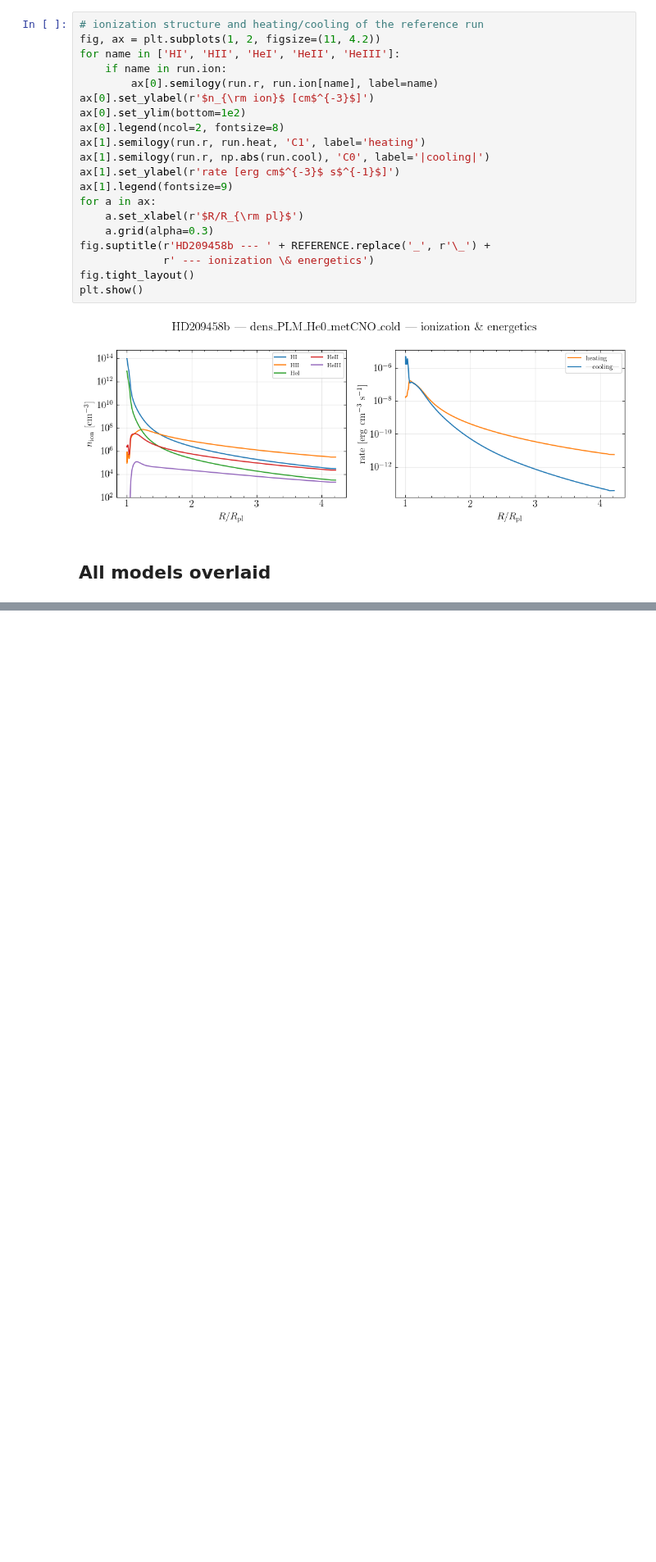
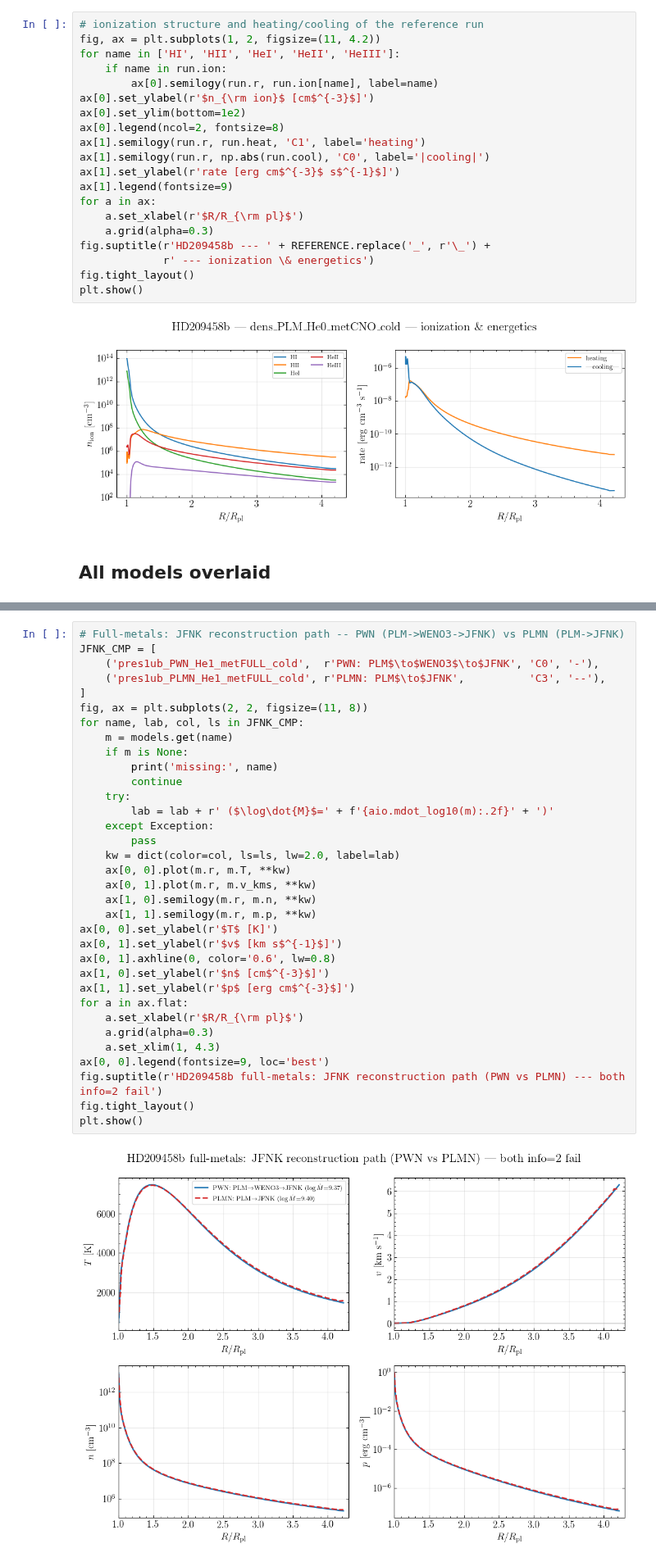
Before and after one commit to seoncafe/EXHALE, a Jupyter notebook: HD209458b_test/plot_models.ipynb, the cells around one changed output, grey strips where cells are left out. Shown at 82% size. Cells and saved outputs as stored; diff of their text form; blank space fills up the shorter version.

```diff
--- a/HD209458b_test/plot_models.ipynb
+++ b/HD209458b_test/plot_models.ipynb
@@ -204,0 +212,36 @@ pres1ub_PWN_He1_metFULL_cold                           +0.000   +6.293  35.5%
+# %%
+# Full-metals: JFNK reconstruction path -- PWN (PLM->WENO3->JFNK) vs PLMN (PLM->JFNK)
+JFNK_CMP = [
+    ('pres1ub_PWN_He1_metFULL_cold',  r'PWN: PLM$\to$WENO3$\to$JFNK', 'C0', '-'),
+    ('pres1ub_PLMN_He1_metFULL_cold', r'PLMN: PLM$\to$JFNK',          'C3', '--'),
+]
+fig, ax = plt.subplots(2, 2, figsize=(11, 8))
+for name, lab, col, ls in JFNK_CMP:
+    m = models.get(name)
+    if m is None:
+        print('missing:', name)
+        continue
+    try:
+        lab = lab + r' ($\log\dot{M}$=' + f'{aio.mdot_log10(m):.2f}' + ')'
+    except Exception:
+        pass
+    kw = dict(color=col, ls=ls, lw=2.0, label=lab)
+    ax[0, 0].plot(m.r, m.T, **kw)
+    ax[0, 1].plot(m.r, m.v_kms, **kw)
+    ax[1, 0].semilogy(m.r, m.n, **kw)
+    ax[1, 1].semilogy(m.r, m.p, **kw)
+ax[0, 0].set_ylabel(r'$T$ [K]')
+ax[0, 1].set_ylabel(r'$v$ [km s$^{-1}$]')
+ax[0, 1].axhline(0, color='0.6', lw=0.8)
+ax[1, 0].set_ylabel(r'$n$ [cm$^{-3}$]')
+ax[1, 1].set_ylabel(r'$p$ [erg cm$^{-3}$]')
+for a in ax.flat:
+    a.set_xlabel(r'$R/R_{\rm pl}$')
+    a.grid(alpha=0.3)
+    a.set_xlim(1, 4.3)
+ax[0, 0].legend(fontsize=9, loc='best')
+fig.suptitle(r'HD209458b full-metals: JFNK reconstruction path (PWN vs PLMN) --- both info=2 fail')
+fig.tight_layout()
+plt.show()
+# %% [output]
+[figure, added]
```
Also changed, not shown: parts of 4 cells of this notebook, 5 other files.
